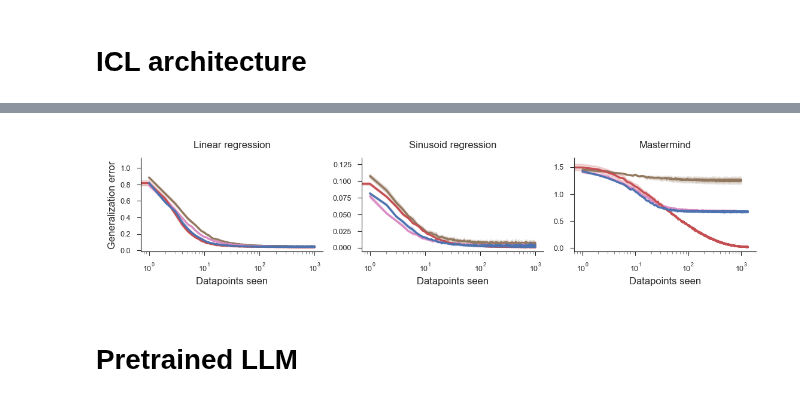
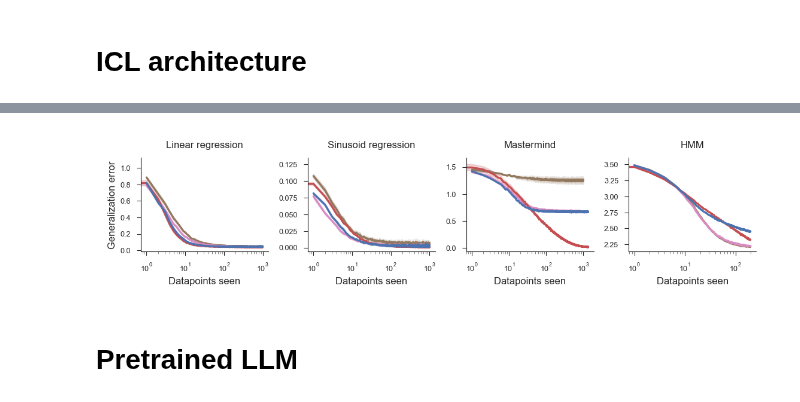
Before and after one commit to 3rdCore/PrequentialCode, a Jupyter notebook: papers/preprint/notebook.ipynb, the cells around one changed output, grey strips where cells are left out. Drawn from its saved outputs; the diff is of its cells as text; code cells hidden in the pictures.

```diff
--- a/papers/preprint/notebook.ipynb
+++ b/papers/preprint/notebook.ipynb
@@ -152,7 +152,7 @@ default_method_hue = {
     "prequential_implicit": sns.color_palette()[3],
     "prequential_mamba1": sns.color_palette()[5],
     "prequential_mamba2": sns.color_palette()[6],
-    "llm": sns.color_palette()[3],
+    "llm": sns.color_palette()[7],
     "marginal": sns.color_palette()[4],
     "sgd_val_early_stop": sns.color_palette()[2],
     "sgd_unregularized": sns.color_palette()[3],
@@ -608,18 +700,20 @@ Loading from cached file data/mamba2_mastermind.csv...
 # %%
-fig, axs = plt.subplots(1, 3, figsize=(5.5, 1.3))
+fig, axs = plt.subplots(1, 4, figsize=(5.5, 1.3))
 
 plot_nsample_loss(axs[0], data_architectures_linreg)
 plot_nsample_loss(axs[1], data_architectures_sinreg)
 plot_nsample_loss(axs[2], data_architectures_mastermind)
+plot_nsample_loss(axs[3], data_architectures_hmm)
 
 axs[0].set(title="Linear regression")
 axs[1].set(title="Sinusoid regression", ylabel=None)
 axs[2].set(title="Mastermind", ylabel=None)
+axs[3].set(title="HMM", ylabel=None)
 
 fig.savefig("saved/icl_architectures.pdf")
 plt.show()
 # %% [output]
-[figure, old version]
+[figure, new version]
 # %% [markdown]
 # Pretrained LLM
 # %%
```
Also changed, not shown: parts of 14 cells of this notebook, 7 other files.
